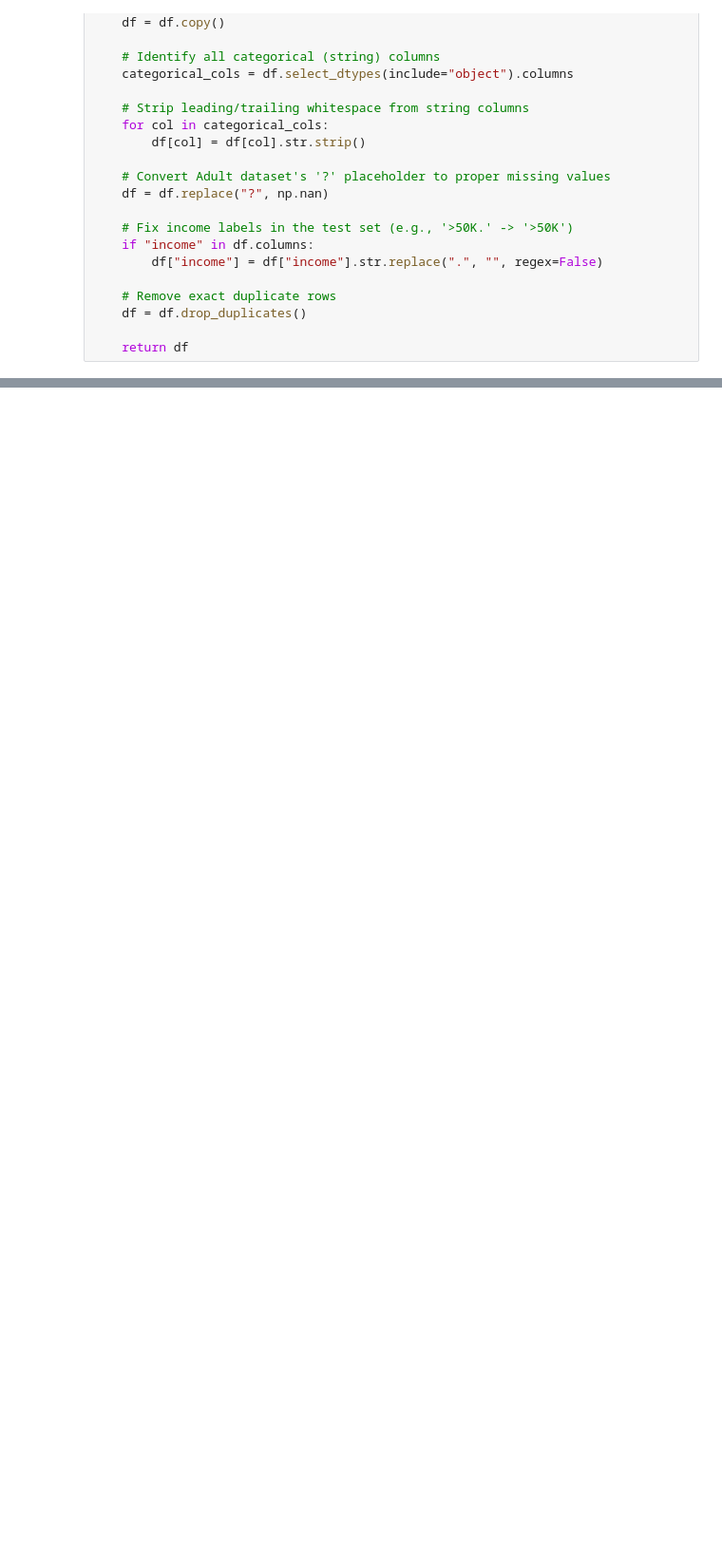
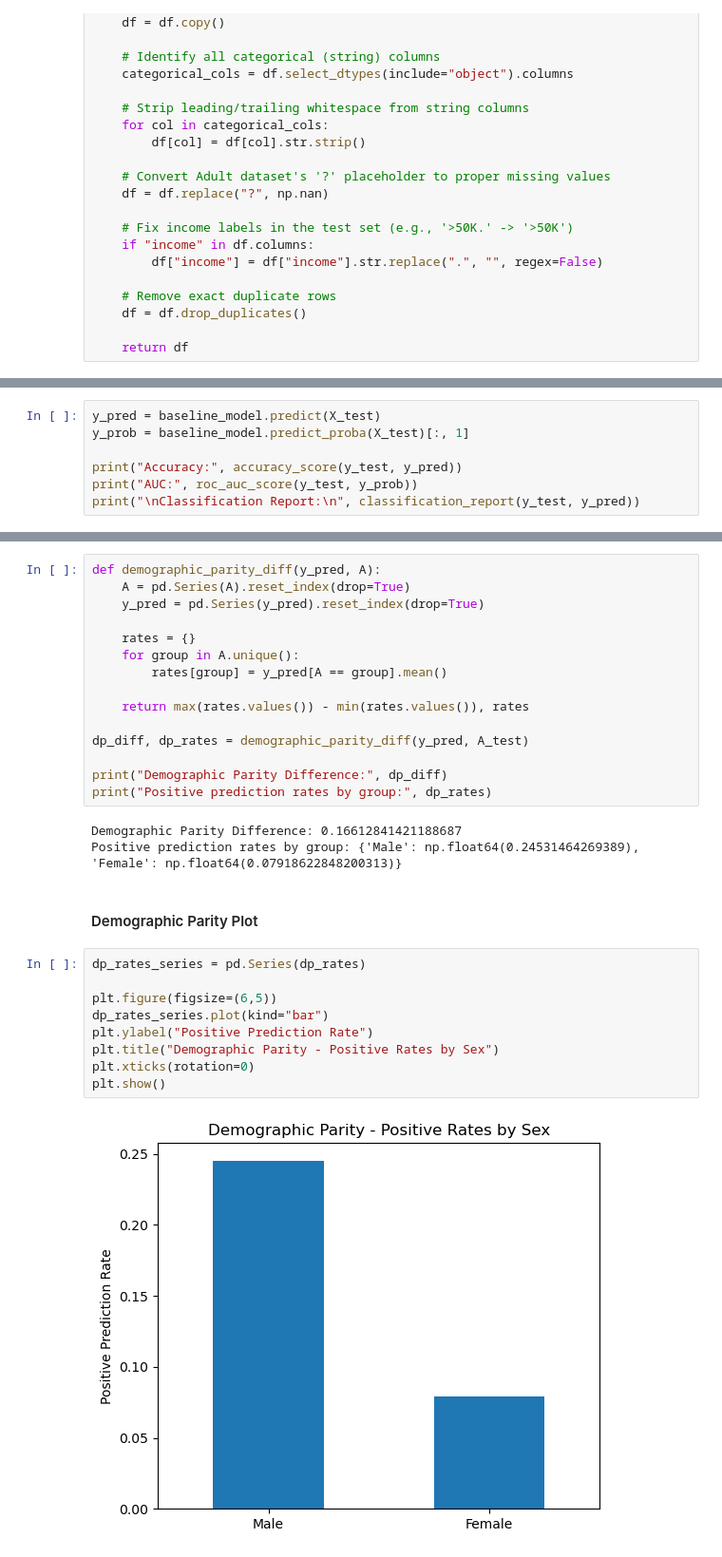
Before and after one commit to david-shodipo-brocku/Optimization-Algorithms-Bias-and-Accuracy-Tradeoffs, a Jupyter notebook: Optimization-Algorithms-Fairness-Accuracy Tradeoffs.ipynb, the cells around one changed output, grey strips where cells are left out. Shown at 95% size. Saved outputs shown, nothing was run; the diff lists cells and outputs as text; blank space fills up the shorter version.

```diff
--- a/Optimization-Algorithms-Fairness-Accuracy Tradeoffs.ipynb
+++ b/Optimization-Algorithms-Fairness-Accuracy Tradeoffs.ipynb
@@ -197,0 +313,7 @@ display(data.head())
+# %%
+y_pred = baseline_model.predict(X_test)
+y_prob = baseline_model.predict_proba(X_test)[:, 1]
+
+print("Accuracy:", accuracy_score(y_test, y_pred))
+print("AUC:", roc_auc_score(y_test, y_prob))
+print("\nClassification Report:\n", classification_report(y_test, y_pred))
@@ -197,0 +337,31 @@ display(data.head())
+# %%
+def demographic_parity_diff(y_pred, A):
+    A = pd.Series(A).reset_index(drop=True)
+    y_pred = pd.Series(y_pred).reset_index(drop=True)
+
+    rates = {}
+    for group in A.unique():
+        rates[group] = y_pred[A == group].mean()
+
+    return max(rates.values()) - min(rates.values()), rates
+
+dp_diff, dp_rates = demographic_parity_diff(y_pred, A_test)
+
+print("Demographic Parity Difference:", dp_diff)
+print("Positive prediction rates by group:", dp_rates)
+# %% [output]
+Demographic Parity Difference: 0.16612841421188687
+Positive prediction rates by group: {'Male': np.float64(0.24531464269389), 'Female': np.float64(0.07918622848200313)}
+# %% [markdown]
+#### Demographic Parity Plot
+# %%
+dp_rates_series = pd.Series(dp_rates)
+
+plt.figure(figsize=(6,5))
+dp_rates_series.plot(kind="bar")
+plt.ylabel("Positive Prediction Rate")
+plt.title("Demographic Parity - Positive Rates by Sex")
+plt.xticks(rotation=0)
+plt.show()
+# %% [output]
+[figure, added]
```
Also changed, not shown: parts of 23 cells of this notebook, 1 other file.
